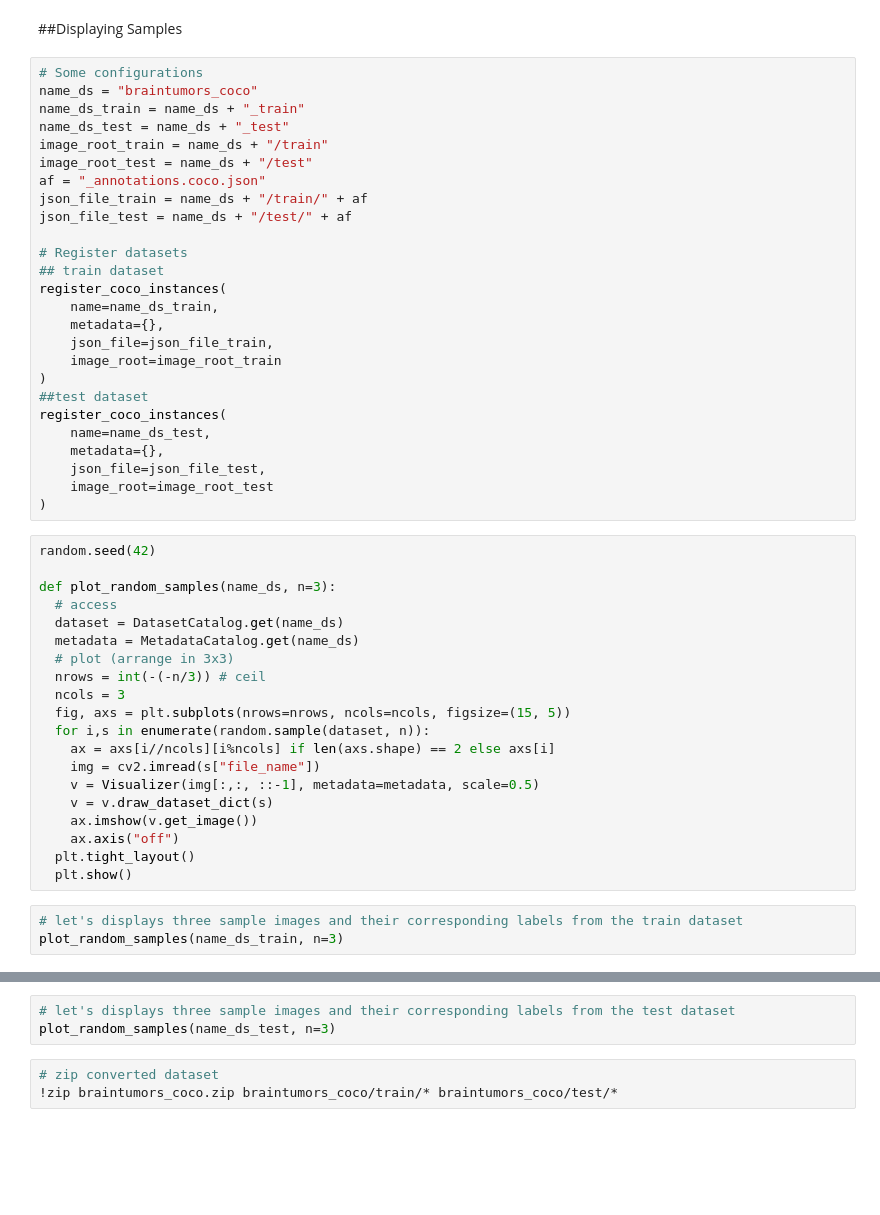
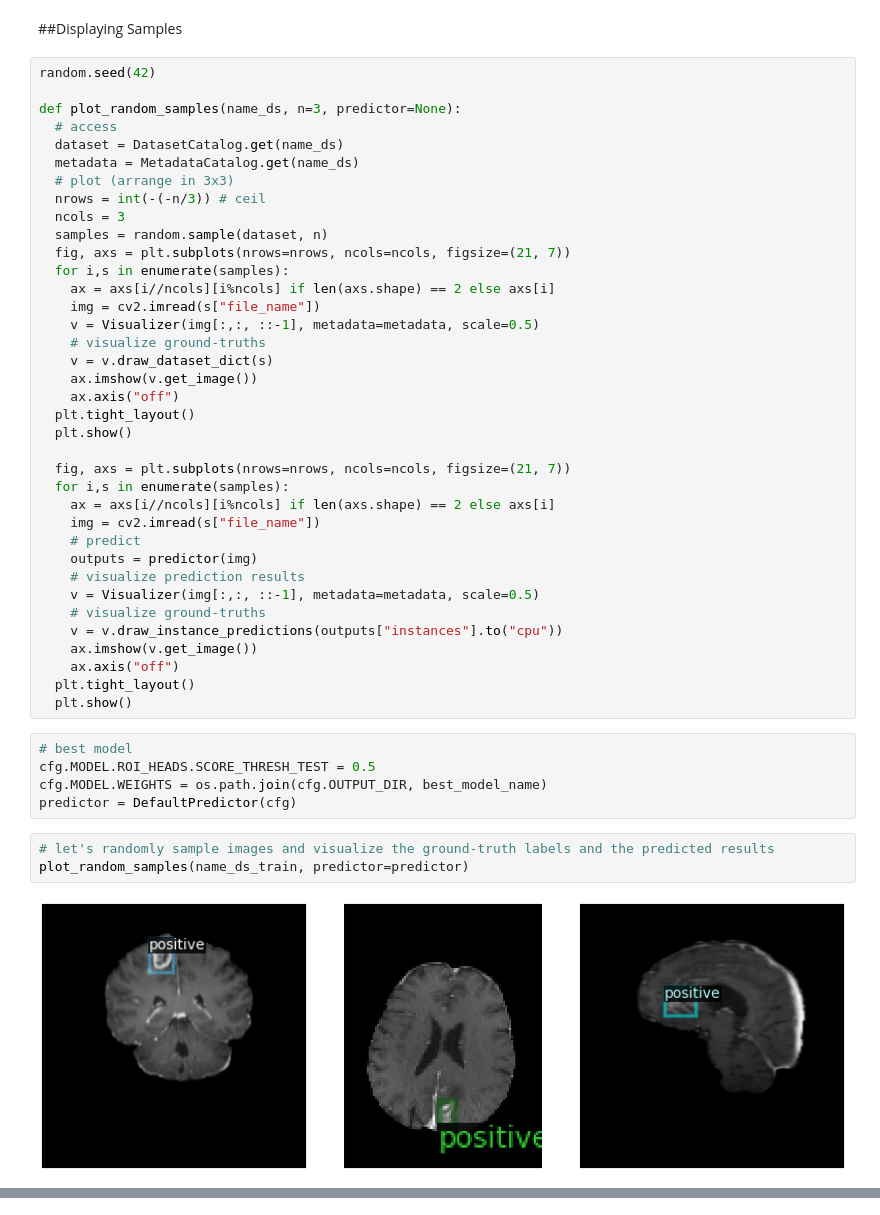
Before and after one commit to rahiakela/computer-vision-research-and-practice, a Jupyter notebook: hands-on-computer-vision-with-detectron2/05-custom-object-detection/02_default_trainer.ipynb, the cells around one changed output, grey strips where cells are left out. Drawn from its saved outputs; the diff is of its cells as text; blank space fills up the shorter version.

```diff
--- a/hands-on-computer-vision-with-detectron2/05-custom-object-detection/02_default_trainer.ipynb
+++ b/hands-on-computer-vision-with-detectron2/05-custom-object-detection/02_default_trainer.ipynb
@@ -240,51 +294,49 @@ plt.show()
 # %% [markdown]
 ##Displaying Samples
-# %%
-# Some configurations
-name_ds = "braintumors_coco"
-name_ds_train = name_ds + "_train"
-name_ds_test = name_ds + "_test"
-image_root_train = name_ds + "/train"
-image_root_test = name_ds + "/test"
-af = "_annotations.coco.json"
-json_file_train = name_ds + "/train/" + af
-json_file_test = name_ds + "/test/" + af
-
-# Register datasets
-## train dataset
-register_coco_instances(
-    name=name_ds_train,
-    metadata={},
-    json_file=json_file_train,
-    image_root=image_root_train
-)
-##test dataset
-register_coco_instances(
-    name=name_ds_test,
-    metadata={},
-    json_file=json_file_test,
-    image_root=image_root_test
-)
 # %%
 random.seed(42)
 
-def plot_random_samples(name_ds, n=3):
+def plot_random_samples(name_ds, n=3, predictor=None):
   # access
   dataset = DatasetCatalog.get(name_ds)
   metadata = MetadataCatalog.get(name_ds)
   # plot (arrange in 3x3)
   nrows = int(-(-n/3)) # ceil
   ncols = 3
-  fig, axs = plt.subplots(nrows=nrows, ncols=ncols, figsize=(15, 5))
-  for i,s in enumerate(random.sample(dataset, n)):
+  samples = random.sample(dataset, n)
+  fig, axs = plt.subplots(nrows=nrows, ncols=ncols, figsize=(21, 7))
+  for i,s in enumerate(samples):
     ax = axs[i//ncols][i%ncols] if len(axs.shape) == 2 else axs[i]
     img = cv2.imread(s["file_name"])
     v = Visualizer(img[:,:, ::-1], metadata=metadata, scale=0.5)
+    # visualize ground-truths
     v = v.draw_dataset_dict(s)
     ax.imshow(v.get_image())
     ax.axis("off")
   plt.tight_layout()
   plt.show()
+
+  fig, axs = plt.subplots(nrows=nrows, ncols=ncols, figsize=(21, 7))
+  for i,s in enumerate(samples):
+    ax = axs[i//ncols][i%ncols] if len(axs.shape) == 2 else axs[i]
+    img = cv2.imread(s["file_name"])
+    # predict
+    outputs = predictor(img)
+    # visualize prediction results
+    v = Visualizer(img[:,:, ::-1], metadata=metadata, scale=0.5)
+    # visualize ground-truths
+    v = v.draw_instance_predictions(outputs["instances"].to("cpu"))
+    ax.imshow(v.get_image())
+    ax.axis("off")
+  plt.tight_layout()
+  plt.show()
+# %%
+# best model
+cfg.MODEL.ROI_HEADS.SCORE_THRESH_TEST = 0.5
+cfg.MODEL.WEIGHTS = os.path.join(cfg.OUTPUT_DIR, best_model_name)
+predictor = DefaultPredictor(cfg)
 # %%
-# let's displays three sample images and their corresponding labels from the train dataset
-plot_random_samples(name_ds_train, n=3)
+# let's randomly sample images and visualize the ground-truth labels and the predicted results
+plot_random_samples(name_ds_train, predictor=predictor)
+# %% [output]
+[figure, added]
@@ -291,6 +343,0 @@ plot_random_samples(name_ds_train, n=3)
-# %%
-# let's displays three sample images and their corresponding labels from the test dataset
-plot_random_samples(name_ds_test, n=3)
-# %%
-# zip converted dataset
-!zip braintumors_coco.zip braintumors_coco/train/* braintumors_coco/test/*
```
Also changed, not shown: parts of 7 cells of this notebook.
